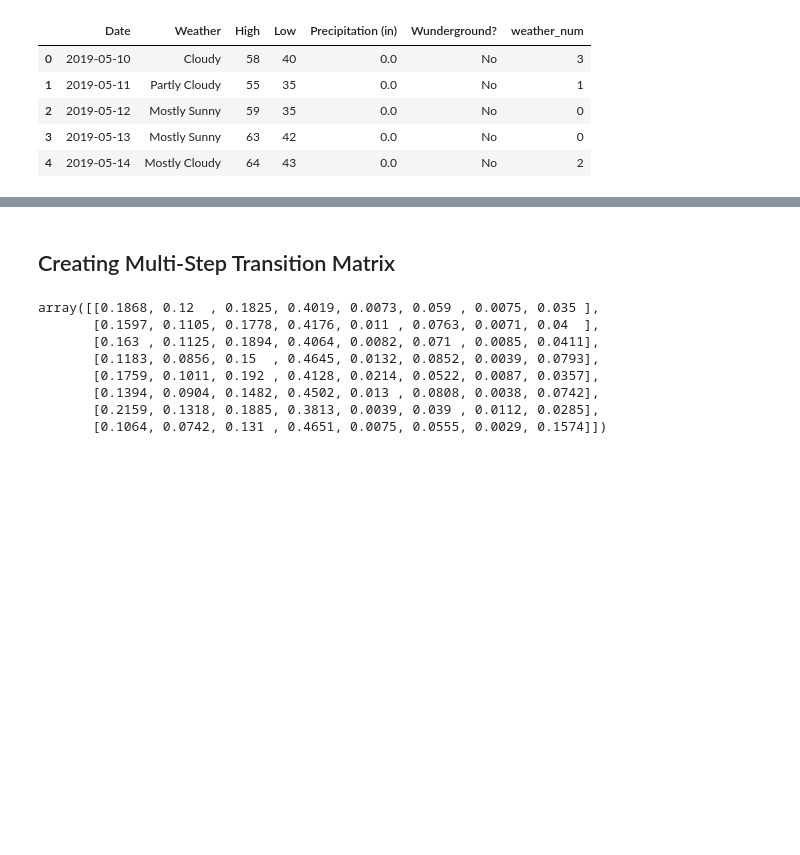
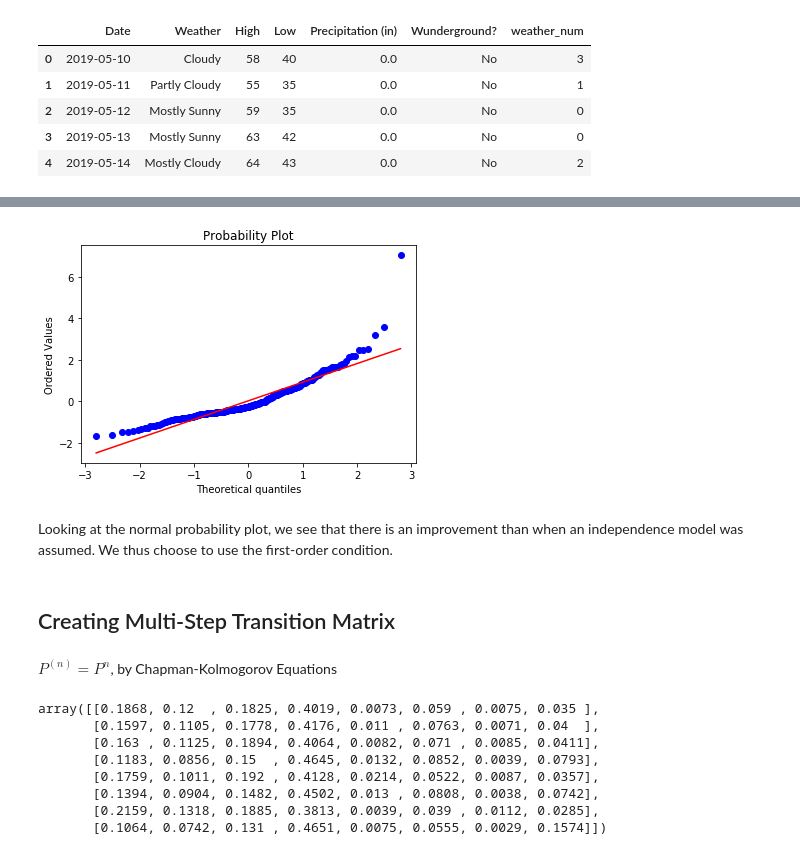
Before and after one commit to jujuwong21/21344-Final-Project, a Jupyter notebook: 21-344 Final Project Code.ipynb, the cells around one changed output, grey strips where cells are left out. Drawn from its saved outputs; the diff is of its cells as text; code cells hidden in the pictures; blank space fills up the shorter version.

```diff
--- a/21-344 Final Project Code.ipynb
+++ b/21-344 Final Project Code.ipynb
@@ -72,10 +135,11 @@ df.head()
 # %%
-def create_transition_matrix(series):
-    counts = np.zeros((8, 8))
+def create_second_order(series):
+    counts = np.zeros((64, 8))
     n = len(series)
-    for i in range(n-1):
+    for i in range(n-2):
         current = series[i]
-        future = series[i+1]
-        counts[current][future] += 1
-    transition_matrix = counts/counts.sum(axis=1)[:,None]
-    return counts, transition_matrix
+        next_val = series[i+1]
+        future_val = series[i+2]
+        counts[8*current + next_val][future_val] += 1
+    return counts
+second_order = create_second_order(df["weather_num"])
@@ -97,5 +146,28 @@ array([[0.3204, 0.1553, 0.1748, 0.3301, 0.    , 0.    , 0.0097, 0.0097],
+# %%
+sec_order_sum = np.sum(second_order, axis = 1)
+expected_sec_order = np.zeros((64, 8))
+
+for i in range(64):
+    for j in range(8):
+        expected_sec_order[i][j] = mat[i % 8][j] * sec_order_sum[i]
+# %%
+# normalize the deviation of the expected from the actual
+normalized = []
+for i in range(64):
+    for j in range(8):
+        if expected_sec_order[i][j] == 0: continue  # skip, since we don't want 0 in the denominator
+        normalized.append((second_order[i][j] - expected_sec_order[i][j]) / math.sqrt(expected_sec_order[i][j]))
+# %%
+scipy.stats.probplot(normalized, plot = plt)
+plt.show()
+# %% [output]
+[figure, added]
+# %% [markdown]
+Looking at the normal probability plot, we see that there is an improvement than when an independence model was assumed. We thus choose to use the first-order condition.
 # %% [markdown]
 ## Creating Multi-Step Transition Matrix
+# %% [markdown]
+$P^{(n)} = P^n$, by Chapman-Kolmogorov Equations
 # %%
 np.around(np.linalg.matrix_power(mat, 2), 4)
 # %% [output]
```
Also changed, not shown: parts of 33 cells of this notebook, 1 other file.
